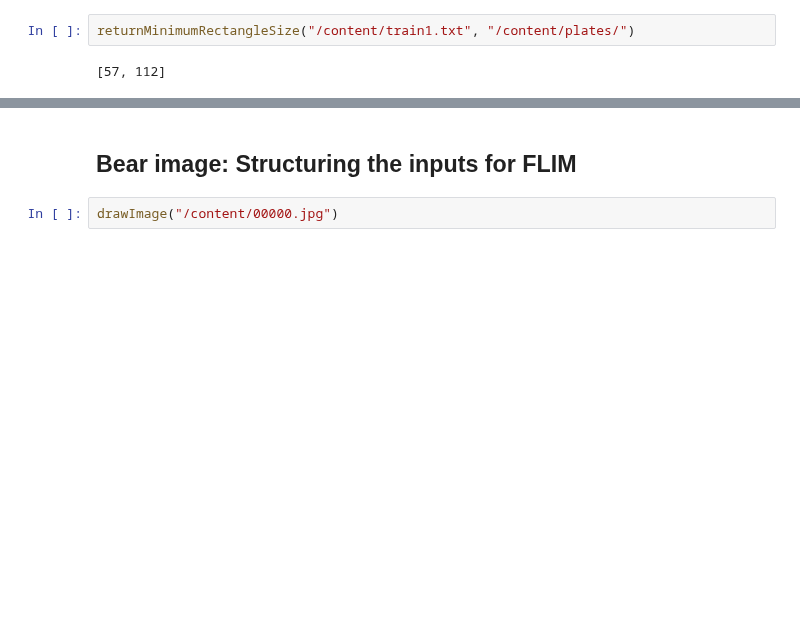
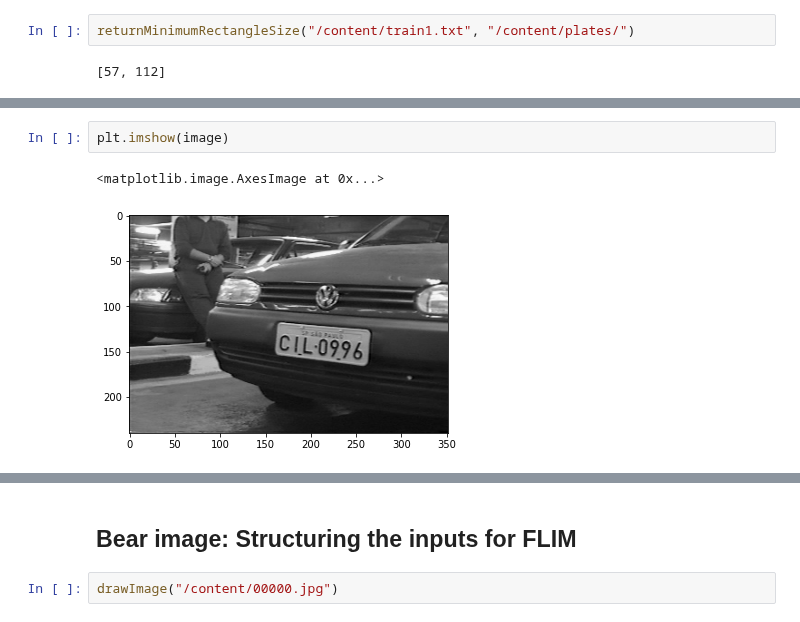
Before and after one commit to aissahm/image_analysis, a Jupyter notebook: FLIM_experiment.ipynb, the cells around one changed output, grey strips where cells are left out. Cells and saved outputs as stored; diff of their text form; blank space fills up the shorter version.

```diff
--- a/FLIM_experiment.ipynb
+++ b/FLIM_experiment.ipynb
@@ -1070,0 +1322,5 @@ def returnRegionCenterCoordinates(patchesBatchSet, SVMPatchesBatchSetClassificat
+# %%
+plt.imshow(image)
+# %% [output]
+<matplotlib.image.AxesImage at 0x...>
+[figure, added]
```
Also changed, not shown: parts of 37 cells of this notebook.
